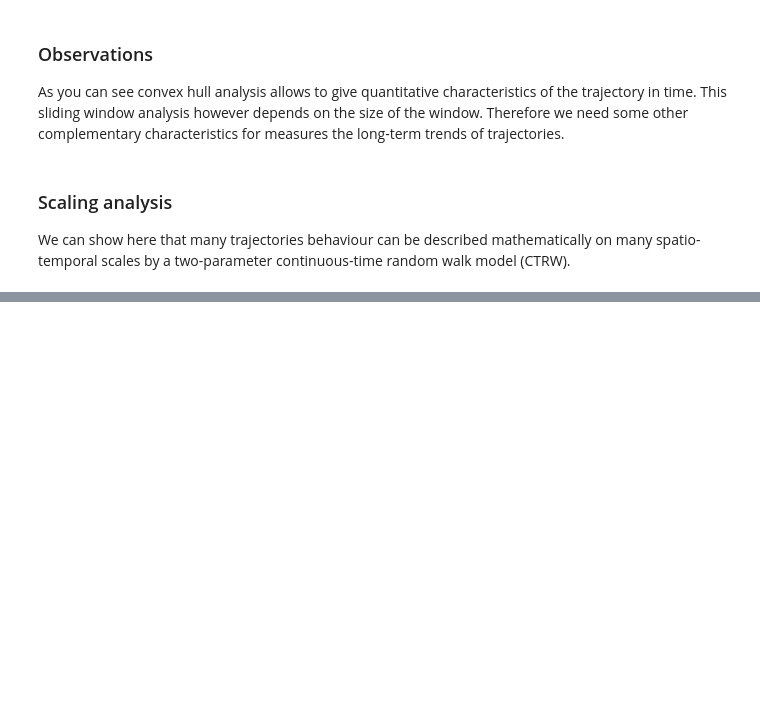
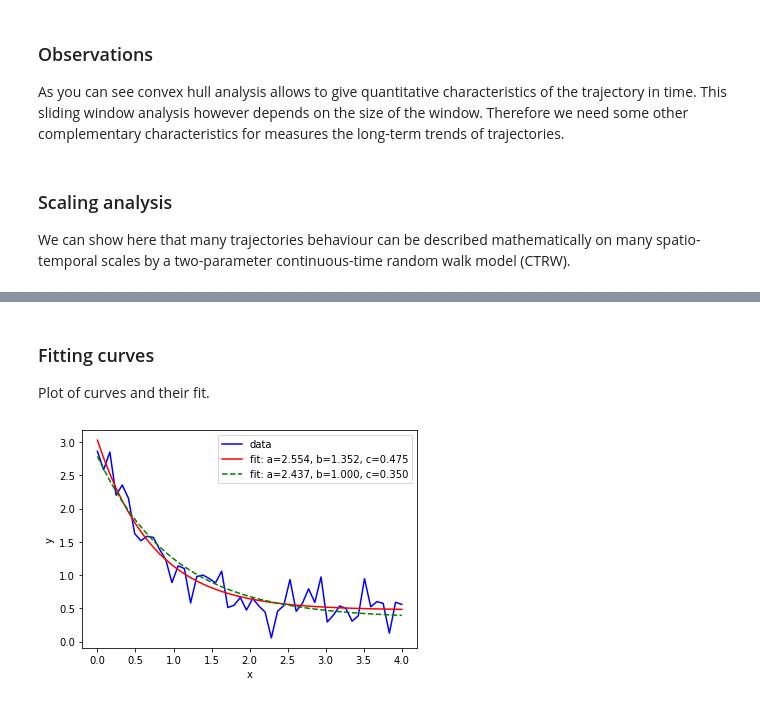
Before and after one commit to Liyubov/networks, a Jupyter notebook: analysis_of_trajectories.ipynb, the cells around one changed output, grey strips where cells are left out. Saved outputs shown, nothing was run; the diff lists cells and outputs as text; code cells hidden in the pictures; blank space fills up the shorter version.

```diff
--- a/analysis_of_trajectories.ipynb
+++ b/analysis_of_trajectories.ipynb
@@ -436,0 +643,46 @@ We can show here that many trajectories behaviour can be described mathematicall
+# %% [markdown]
+### Fitting curves
+Plot of curves and their fit.
+# %%
+
+import matplotlib.pyplot as plt
+from scipy.optimize import curve_fit
+import numpy as np
+
+def func(x, a, b, c):
+    return a * np.exp(-b * x) + c
+
+#Example data
+#Define the data to be fit with some noise:
+
+xdata = np.linspace(0, 4, 50)
+y = func(xdata, 2.5, 1.3, 0.5)
+np.random.seed(1729)
+y_noise = 0.2 * np.random.normal(size=xdata.size)
+ydata = y + y_noise
+plt.plot(xdata, ydata, 'b-', label='data')
+
+#Fit for the parameters a, b, c of the function func:
+
+
+popt, pcov = curve_fit(func, xdata, ydata)
+popt
+
+plt.plot(xdata, func(xdata, *popt), 'r-',
+         label='fit: a=%5.3f, b=%5.3f, c=%5.3f' % tuple(popt))
+
+#Constrain the optimization to the region of 0 <= a <= 3, 0 <= b <= 1 and 0 <= c <= 0.5:
+
+popt, pcov = curve_fit(func, xdata, ydata, bounds=(0, [3., 1., 0.5]))
+popt
+
+plt.plot(xdata, func(xdata, *popt), 'g--',
+         label='fit: a=%5.3f, b=%5.3f, c=%5.3f' % tuple(popt))
+
+
+plt.xlabel('x')
+plt.ylabel('y')
+plt.legend()
+plt.show()
+# %% [output]
+[figure, added]
```
Also changed, not shown: parts of 14 cells of this notebook, 1 other file.
